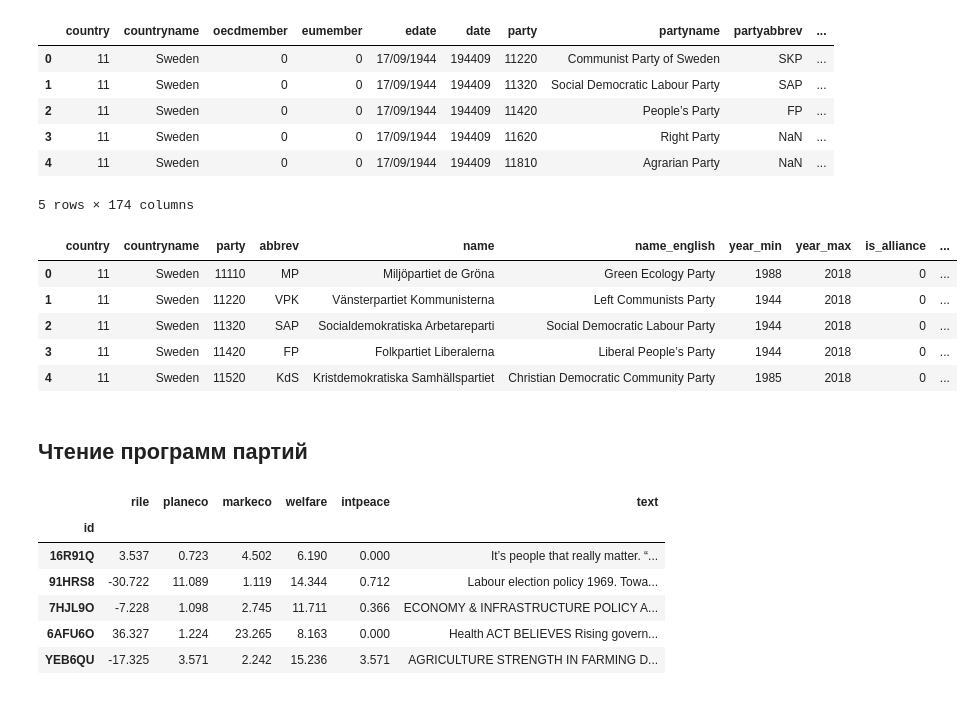
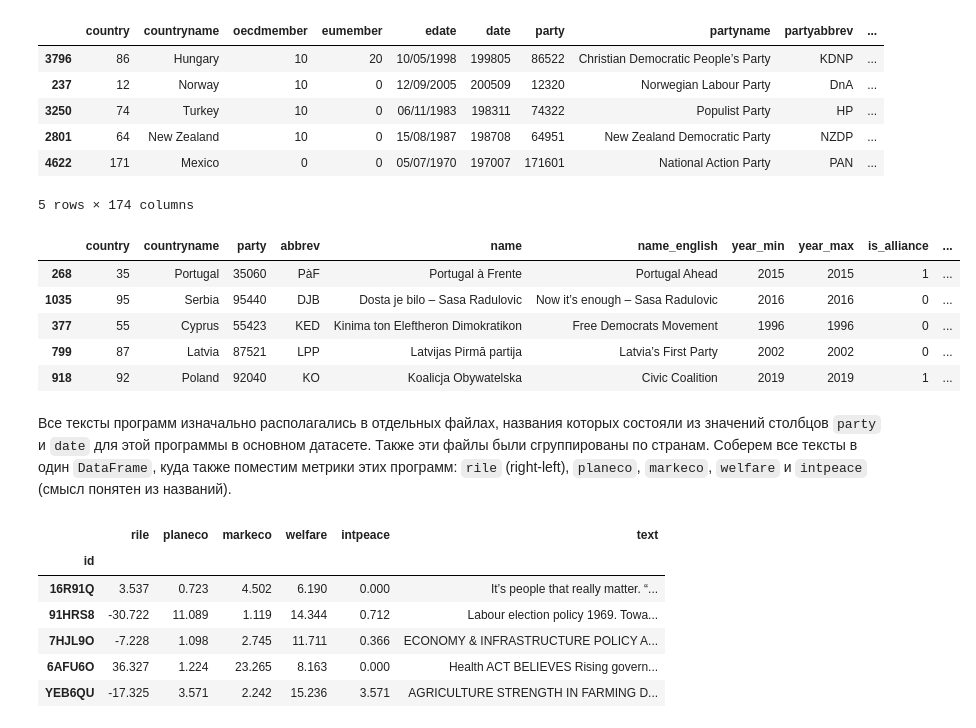
Before and after one commit to vsgolovin/manifesto, a Jupyter notebook: notebooks/manifesto.ipynb, the cells around one changed output. Saved outputs shown, nothing was run; the diff lists cells and outputs as text; code cells hidden in the pictures.

```diff
--- a/notebooks/manifesto.ipynb
+++ b/notebooks/manifesto.ipynb
@@ -25,27 +31,27 @@ PARTY_DATASET = os.path.join(DATA_DIR, 'parties_MPDataset_MPDS2021a.csv')
 RAW_DIR = os.path.join(DATA_DIR, 'raw')
 # %%
 df_main = pd.read_csv(MAIN_DATASET)
-df_main.head()
+df_main.sample(5)
 # %% [output]
 |  | country | countryname | oecdmember | eumember | edate | date | party | partyname | partyabbrev | ... |
-| 0 | 11 | Sweden | 0 | 0 | 17/09/1944 | 194409 | 11220 | Communist Party of Sweden | SKP | ... |
-| 1 | 11 | Sweden | 0 | 0 | 17/09/1944 | 194409 | 11320 | Social Democratic Labour Party | SAP | ... |
-| 2 | 11 | Sweden | 0 | 0 | 17/09/1944 | 194409 | 11420 | People’s Party | FP | ... |
-| 3 | 11 | Sweden | 0 | 0 | 17/09/1944 | 194409 | 11620 | Right Party | NaN | ... |
-| 4 | 11 | Sweden | 0 | 0 | 17/09/1944 | 194409 | 11810 | Agrarian Party | NaN | ... |
+| 3796 | 86 | Hungary | 10 | 20 | 10/05/1998 | 199805 | 86522 | Christian Democratic People’s Party | KDNP | ... |
+| 237 | 12 | Norway | 10 | 0 | 12/09/2005 | 200509 | 12320 | Norwegian Labour Party | DnA | ... |
+| 3250 | 74 | Turkey | 10 | 0 | 06/11/1983 | 198311 | 74322 | Populist Party | HP | ... |
+| 2801 | 64 | New Zealand | 10 | 0 | 15/08/1987 | 198708 | 64951 | New Zealand Democratic Party | NZDP | ... |
+| 4622 | 171 | Mexico | 0 | 0 | 05/07/1970 | 197007 | 171601 | National Action Party | PAN | ... |
 5 rows × 174 columns
 # %%
 df_parties = pd.read_csv(PARTY_DATASET)
-df_parties.head()
+df_parties.sample(5)
 # %% [output]
 |  | country | countryname | party | abbrev | name | name_english | year_min | year_max | is_alliance | ... |
-| 0 | 11 | Sweden | 11110 | MP | Miljöpartiet de Gröna | Green Ecology Party | 1988 | 2018 | 0 | ... |
-| 1 | 11 | Sweden | 11220 | VPK | Vänsterpartiet Kommunisterna | Left Communists Party | 1944 | 2018 | 0 | ... |
-| 2 | 11 | Sweden | 11320 | SAP | Socialdemokratiska Arbetareparti | Social Democratic Labour Party | 1944 | 2018 | 0 | ... |
-| 3 | 11 | Sweden | 11420 | FP | Folkpartiet Liberalerna | Liberal People’s Party | 1944 | 2018 | 0 | ... |
-| 4 | 11 | Sweden | 11520 | KdS | Kristdemokratiska Samhällspartiet | Christian Democratic Community Party | 1985 | 2018 | 0 | ... |
+| 268 | 35 | Portugal | 35060 | PàF | Portugal à Frente | Portugal Ahead | 2015 | 2015 | 1 | ... |
+| 1035 | 95 | Serbia | 95440 | DJB | Dosta je bilo – Sasa Radulovic | Now it’s enough – Sasa Radulovic | 2016 | 2016 | 0 | ... |
+| 377 | 55 | Cyprus | 55423 | KED | Kinima ton Eleftheron Dimokratikon | Free Democrats Movement | 1996 | 1996 | 0 | ... |
+| 799 | 87 | Latvia | 87521 | LPP | Latvijas Pirmā partija | Latvia’s First Party | 2002 | 2002 | 0 | ... |
+| 918 | 92 | Poland | 92040 | KO | Koalicja Obywatelska | Civic Coalition | 2019 | 2019 | 1 | ... |
-# %% [markdown]
-## Чтение программ партий
+# %% [markdown]
+Все тексты программ изначально располагались в отдельных файлах, названия которых состояли из значений столбцов `party` и `date` для этой программы в основном датасете. Также эти файлы были сгруппированы по странам. Соберем все тексты в один `DataFrame`, куда также поместим метрики этих программ: `rile` (right-left), `planeco`, `markeco`, `welfare` и `intpeace` (смысл понятен из названий).
 # %%
 texts = []
 text_ids = []
```
Also changed, not shown: parts of 28 cells of this notebook.
